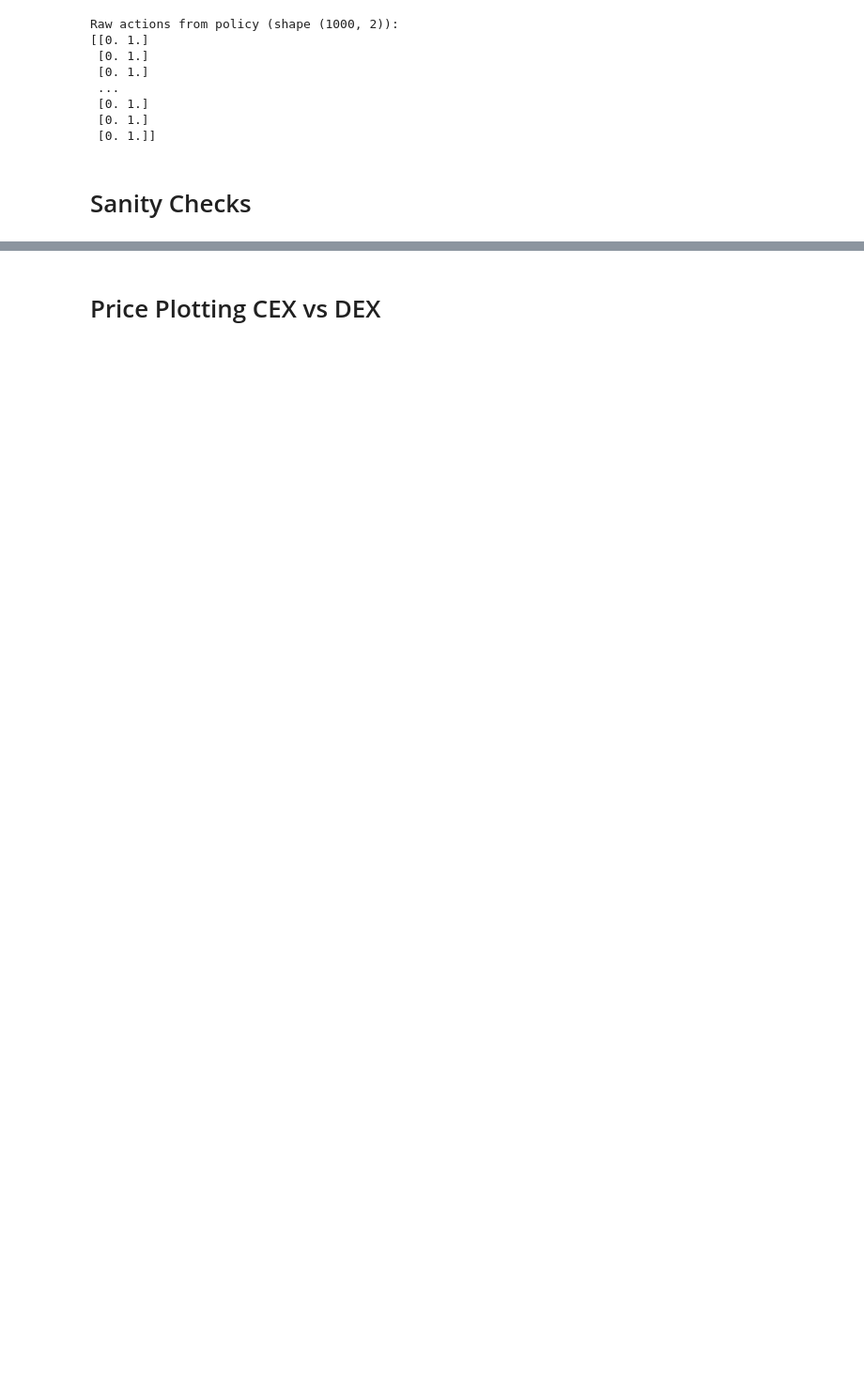
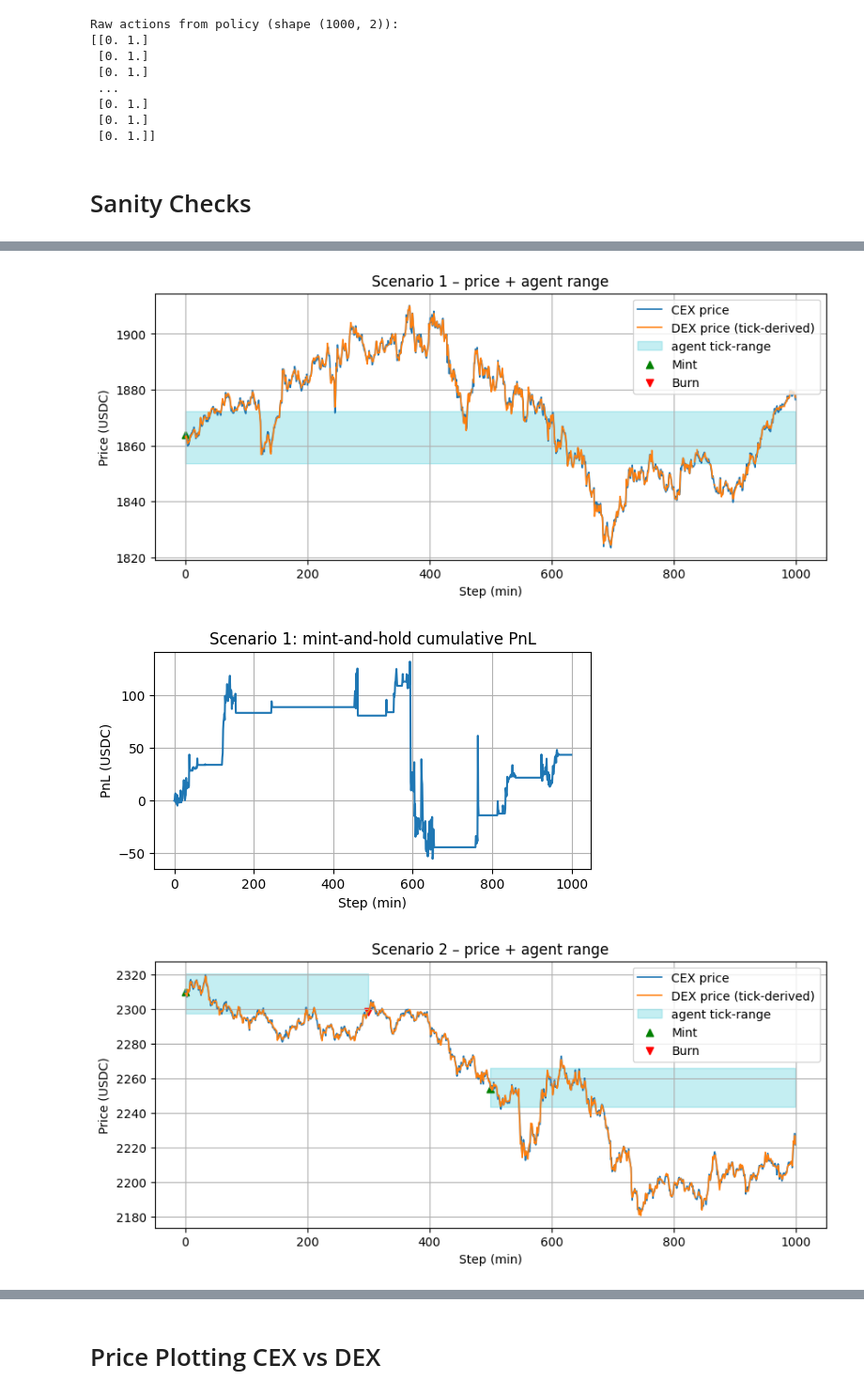
Before and after one commit to ashnvael/MLFCS, a Jupyter notebook: RL_experiment.ipynb, the cells around one changed output, grey strips where cells are left out. Shown at 94% size. Drawn from its saved outputs; the diff is of its cells as text; code cells hidden in the pictures; blank space fills up the shorter version.

```diff
--- a/RL_experiment.ipynb
+++ b/RL_experiment.ipynb
@@ -364,7 +362,7 @@ print("DEX shape & span :", base_env.lp_span.shape,
 # ----------------------- Scenario 1: mint-and-hold -----------------------
 def s1_action(step):
     """Mint at t=0 with width=10 and keep the position live."""
-    return np.array([1.0, np.random.randint(0, 5)], dtype=np.float32)  # engage = 1, width = 10
+    return np.array([1.0, np.random.randint(100, 200)], dtype=np.float32)  # engage = 1, width = 10
 
 (t1, cex1, dex1, pnl1,
  plow1, phigh1,
@@ -378,9 +376,9 @@ env2.EPISODE_LEN = 1_000
 def s2_action(step):
     """Mint (0-299), burn (300-499), mint again (500-999)."""
     if step in (0, 500):
-        return np.array([1.0, np.random.randint(0, 5)], dtype=np.float32)  # (re)mint
+        return np.array([1.0, np.random.randint(20, 50)], dtype=np.float32)  # (re)mint
     if 0 < step < 300 or step >= 500:
-        return np.array([1.0, np.random.randint(0, 5)], dtype=np.float32)  # keep active
+        return np.array([1.0, np.random.randint(20, 50)], dtype=np.float32)  # keep active
     return np.array([0.0, 0.0], dtype=np.float32)       # burn/idle
 
 (t2, cex2, dex2, pnl2,
@@ -439,0 +439,3 @@ FileNotFoundError: [Errno 2] No such file or directory: 'data/binance/price_data
+[figure, added]
+[figure, added]
+[figure, added]
```
Also changed, not shown: parts of 4 cells of this notebook, 19 other files.
